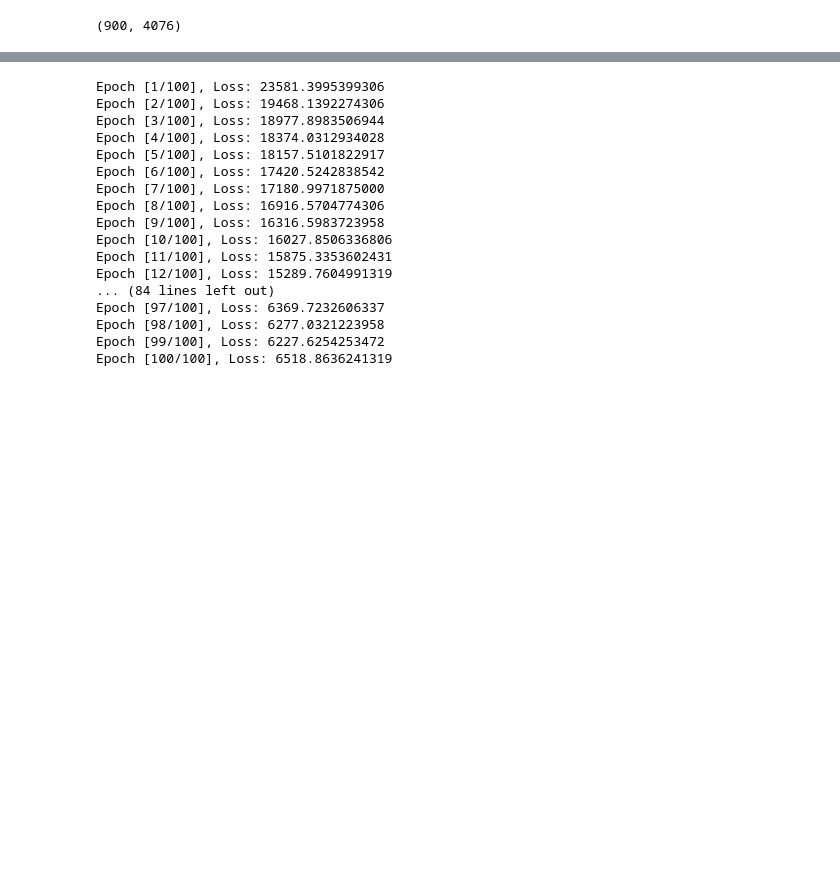
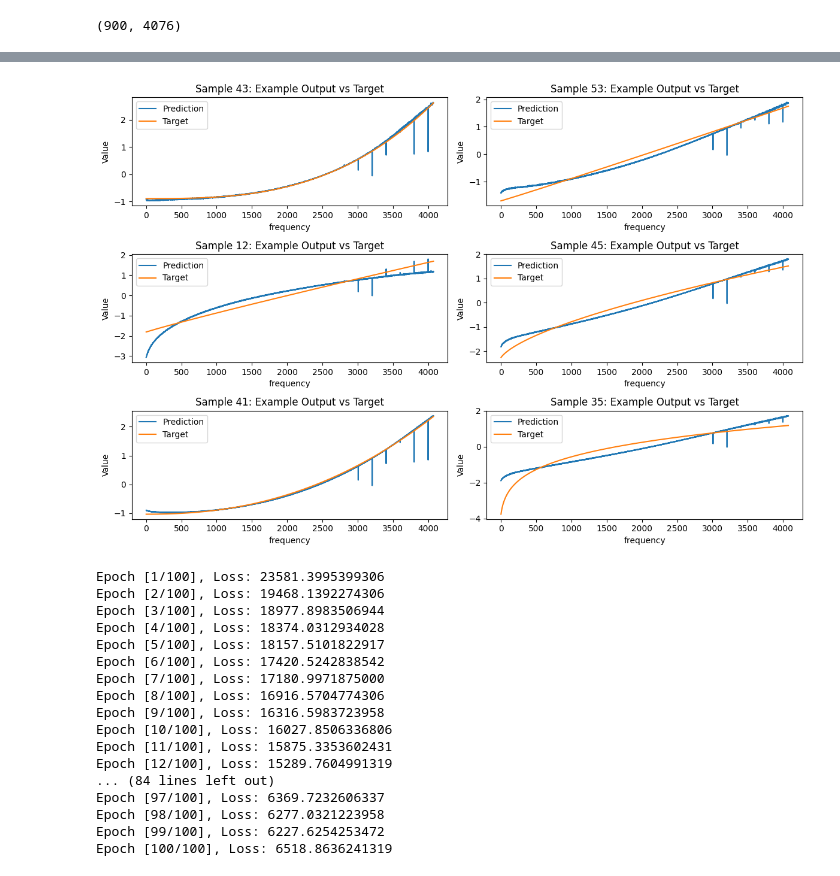
Before and after one commit to abbystokes/SBI_SGWB_DSMMA, a Jupyter notebook: Abby/Abbys_UNet.ipynb, the cells around one changed output, grey strips where cells are left out. Saved outputs shown, nothing was run; the diff lists cells and outputs as text; code cells hidden in the pictures; blank space fills up the shorter version.

Commit message:
Added plots for target output

```diff
--- a/Abby/Abbys_UNet.ipynb
+++ b/Abby/Abbys_UNet.ipynb
@@ -388,3 +388,44 @@ Test Loss: 3691.5257
+# %%
+import random
+
+# Randomly select 6 indices
+num_samples = 6
+random_indices = random.sample(range(len(test_dataset)), num_samples)
+
+# Calculate the number of rows and columns for the subplot layout
+num_rows = 3
+num_cols = 2
+
+fig, axs = plt.subplots(num_rows, num_cols, figsize=(12, 8))
+
+for i, idx in enumerate(random_indices):
+    row = i // num_cols
+    col = i % num_cols
+
+    sample, target = test_dataset[idx]
+
+    # Pass the sample through the model to get the prediction
+    with torch.no_grad():
+        model.eval()
+        prediction = model(sample.unsqueeze(0).unsqueeze(0))
+
+    axs[row, col].plot(prediction.squeeze().numpy(), label='Prediction')
+    axs[row, col].plot(target.numpy(), label='Target')
+    axs[row, col].set_xlabel('frequency')
+    axs[row, col].set_ylabel('Value')
+    axs[row, col].set_title(f'Sample {idx}: Example Output vs Target')
+    axs[row, col].legend()
+
+# Hide any empty subplots
+for i in range(len(random_indices), num_rows * num_cols):
+    row = i // num_cols
+    col = i % num_cols
+    axs[row, col].axis('off')
+
+plt.tight_layout()
+plt.show()
+# %% [output]
+[figure, added]
 # %%
 # UNet
 model = UNet_Shallow()
```
Also changed, not shown: parts of 6 cells of this notebook.
